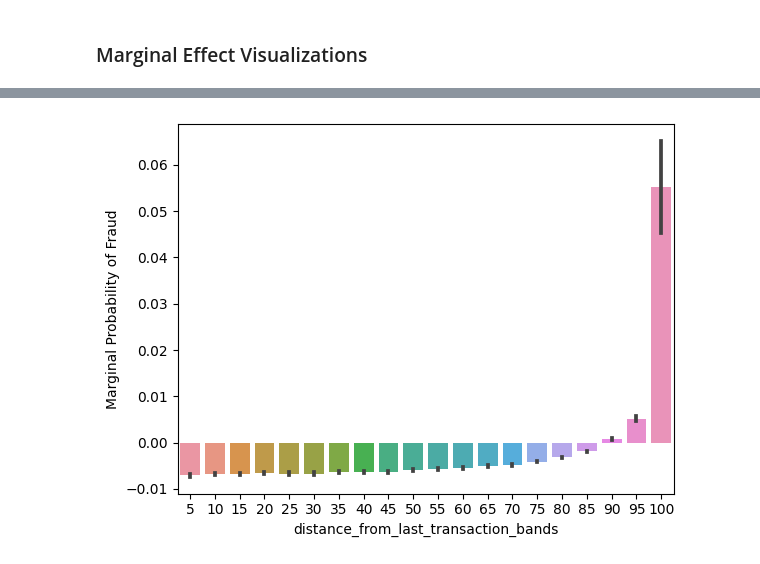
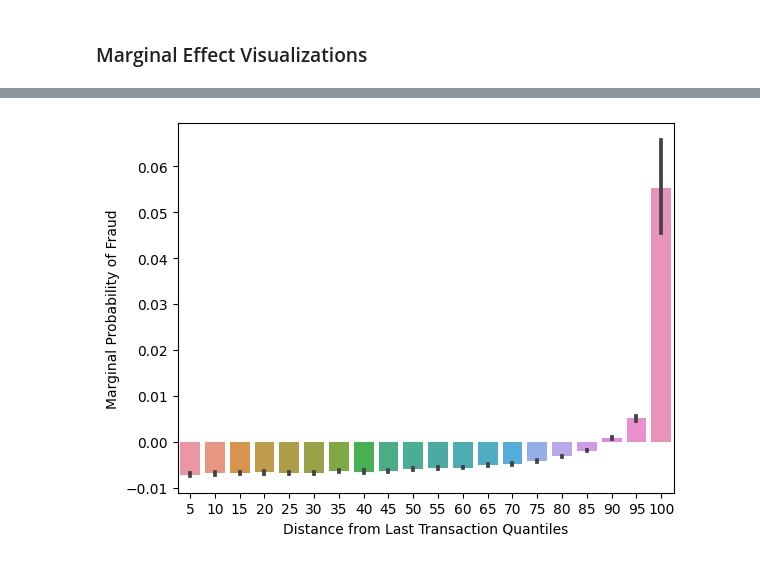
Before and after one commit to jakepenzak/blog-posts, a Jupyter notebook: Predictive Params in Logistic Reg/script.ipynb, the cells around one changed output, grey strips where cells are left out. Cells and saved outputs as stored; diff of their text form; code cells hidden in the pictures.

```diff
--- a/Predictive Params in Logistic Reg/script.ipynb
+++ b/Predictive Params in Logistic Reg/script.ipynb
@@ -244,13 +246,14 @@ plt.show()
 # %%
 # Distance from last transaction
 
 fig,ax = plt.subplots()
 sns.barplot(y=margins['distance_from_last_transaction'],x=bands_df['distance_from_last_transaction_bands'])
 ax.set_xticklabels(labels=[x for x in range(5,105,5)])
 ax.set_ylabel('Marginal Probability of Fraud')
+ax.set_xlabel('Distance from Last Transaction Quantiles')
 plt.show()
 # %% [output]
-[figure, old version]
+[figure, new version]
 # %%
 # Interaction (Distance from Home and Using Pin Number)
 
```
Also changed, not shown: parts of 3 cells of this notebook.
